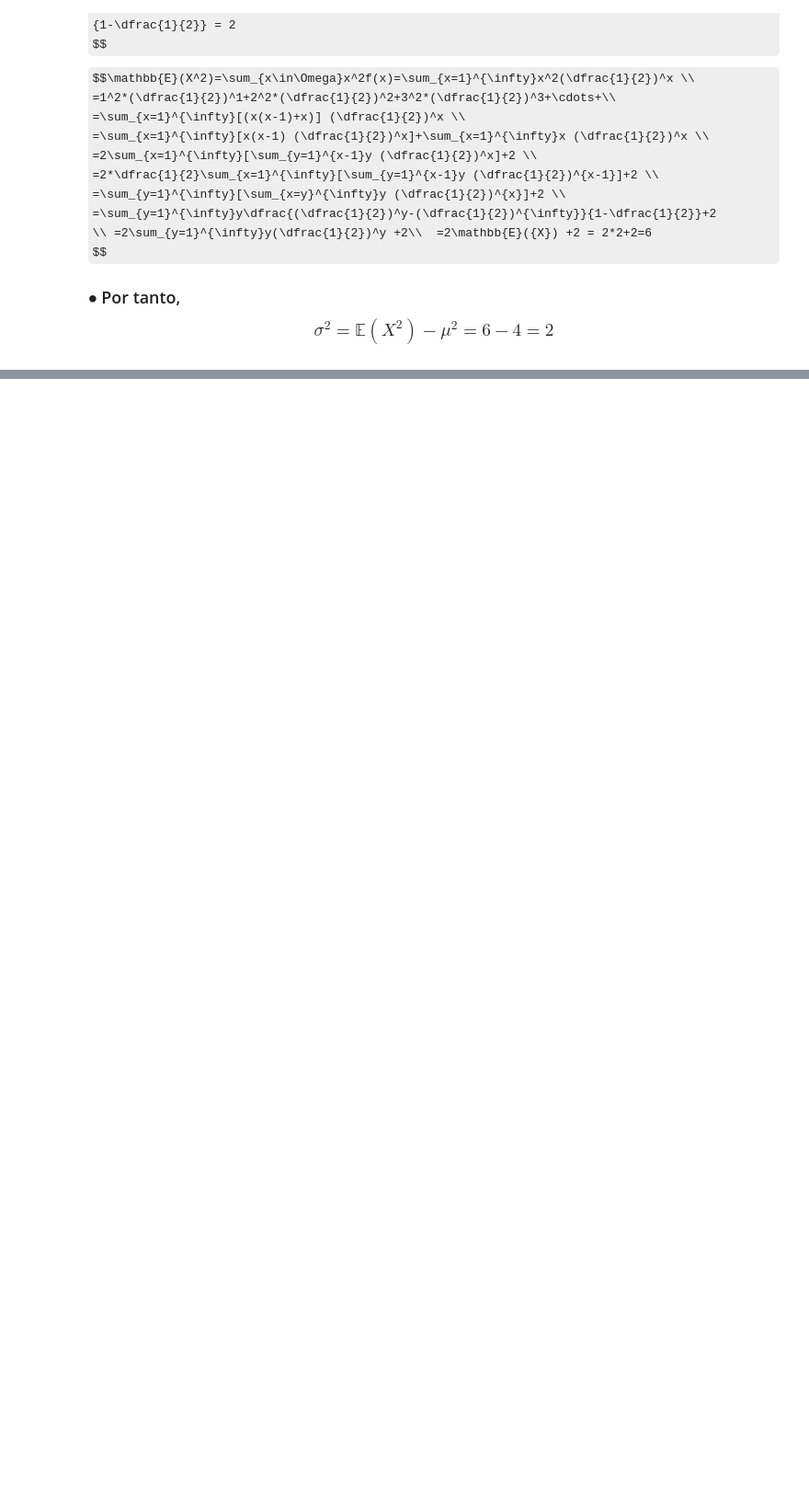
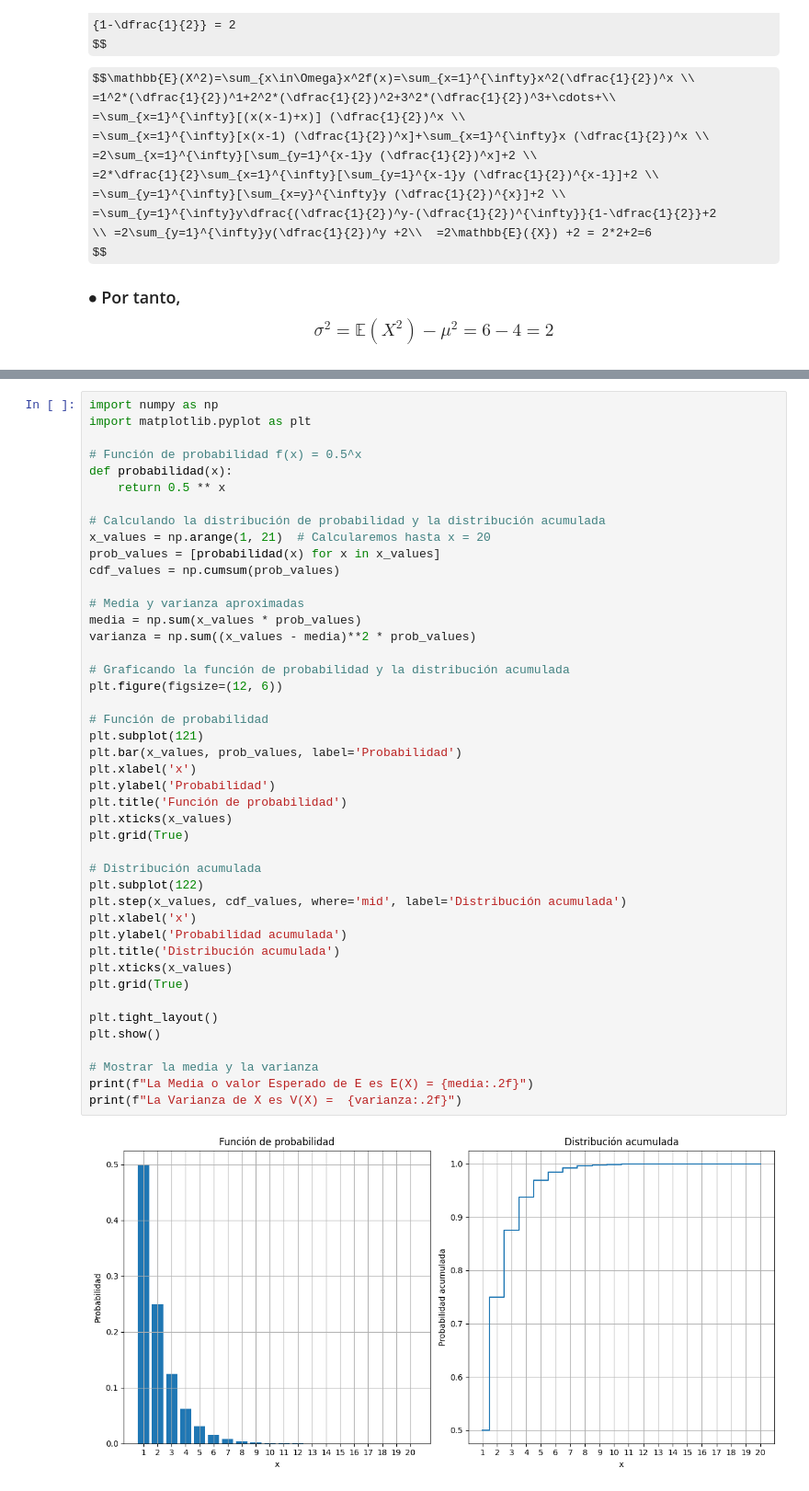
Before and after one commit to JSEFERINO/Teoria-de-Probabilidad-MEYCD, a Jupyter notebook: 10_C_Teoria_Probabilidad_V_aleatorias1.ipynb, the cells around one changed output, grey strips where cells are left out. Shown at 92% size. Cells and saved outputs as stored; diff of their text form; some formulas as TeX source; blank space fills up the shorter version.

```diff
--- a/10_C_Teoria_Probabilidad_V_aleatorias1.ipynb
+++ b/10_C_Teoria_Probabilidad_V_aleatorias1.ipynb
@@ -261,0 +392,46 @@ $$
+# %%
+import numpy as np
+import matplotlib.pyplot as plt
+
+# Función de probabilidad f(x) = 0.5^x
+def probabilidad(x):
+    return 0.5 ** x
+
+# Calculando la distribución de probabilidad y la distribución acumulada
+x_values = np.arange(1, 21)  # Calcularemos hasta x = 20
+prob_values = [probabilidad(x) for x in x_values]
+cdf_values = np.cumsum(prob_values)
+
+# Media y varianza aproximadas
+media = np.sum(x_values * prob_values)
+varianza = np.sum((x_values - media)**2 * prob_values)
+
+# Graficando la función de probabilidad y la distribución acumulada
+plt.figure(figsize=(12, 6))
+
+# Función de probabilidad
+plt.subplot(121)
+plt.bar(x_values, prob_values, label='Probabilidad')
+plt.xlabel('x')
+plt.ylabel('Probabilidad')
+plt.title('Función de probabilidad')
+plt.xticks(x_values)
+plt.grid(True)
+
+# Distribución acumulada
+plt.subplot(122)
+plt.step(x_values, cdf_values, where='mid', label='Distribución acumulada')
+plt.xlabel('x')
+plt.ylabel('Probabilidad acumulada')
+plt.title('Distribución acumulada')
+plt.xticks(x_values)
+plt.grid(True)
+
+plt.tight_layout()
+plt.show()
+
+# Mostrar la media y la varianza
+print(f"La Media o valor Esperado de E es E(X) = {media:.2f}")
+print(f"La Varianza de X es V(X) =  {varianza:.2f}")
+# %% [output]
+[figure, added]
```
Also changed, not shown: parts of 12 cells of this notebook.
